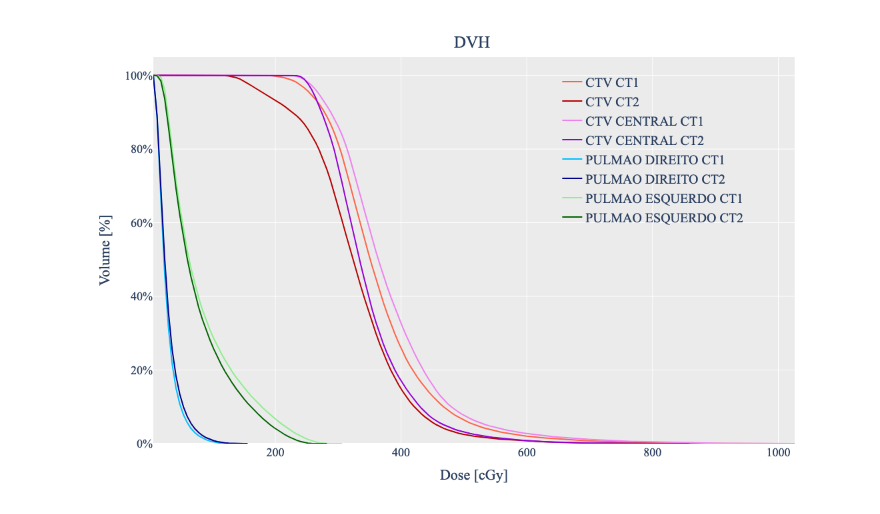
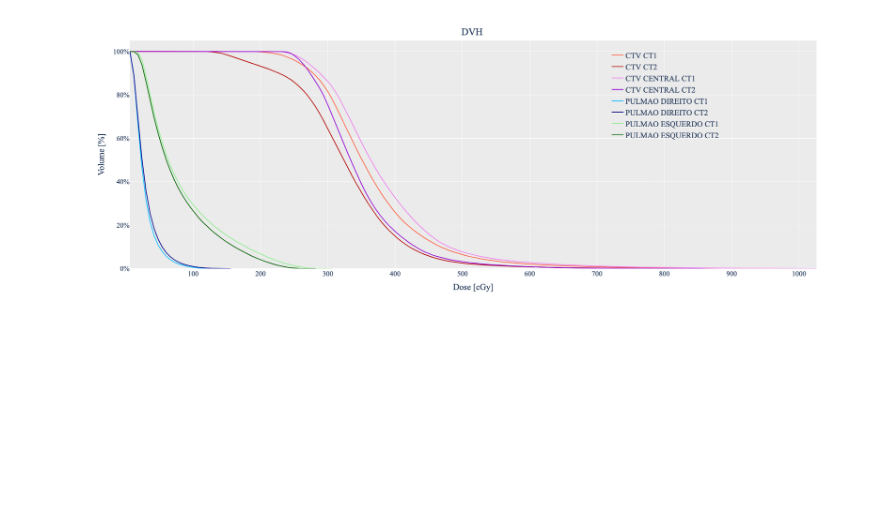
Before and after one commit to d116626/mais_projects, a Jupyter notebook: notebooks/viz/radiology.ipynb, the cells around one changed output. Drawn from its saved outputs; the diff is of its cells as text; code cells hidden in the pictures; blank space fills up the shorter version.

```diff
--- a/notebooks/viz/radiology.ipynb
+++ b/notebooks/viz/radiology.ipynb
@@ -15,7 +15,7 @@ pd.options.display.max_colwidth = 200
 import basedosdados as bd
 import plotly.express as px
 # %%
-df = pd.read_csv('../data/radiology/data.csv')
+df = pd.read_csv('/Users/m/Downloads/data - Sheet1.csv')
 df['volume'] = df['volume'].astype(float)
 df['dose'] = df['dose'].astype(float)
 df['ROI'] = df['roi']
@@ -54,9 +54,9 @@ def get_layout(fig, title):
         title=title,
         title_x=0.5,
         title_y=0.96,
-        # hovermode= 'x', #"x unified",
+        hovermode= 'x', #"x unified",
         height=720,
-        # width=920,
+        width=920,
         font=dict(
             family="Ubuntu",
             size=18,
@@ -71,31 +71,35 @@ def get_layout(fig, title):
             font=dict(size=20),
             title = ''
         ),
+        xaxis = dict(
+            tickmode = 'array',
+            tickvals = [i for i in range(0,1100,100)],
+        )
     )
 
 
 
 fig = px.line(
     df,
     x="dose",
     y="volume",
     color='ROI',
     # hover_name="tile_id",
     labels={
         "dose": f"Dose [cGy]",
         "volume": f"Volume [%]",
     },
     color_discrete_map=colors,
     category_orders = {'ROI':legend_order},
 
 )
 
 
 fig = get_layout(fig, title=f"DVH")
 fig.update_yaxes(ticksuffix="%", showgrid=True)  # the y-axis is in dollars
 fig.update_traces(line=dict(width=2))
 fig.update(layout_yaxis_range = [0,105])
 # fig.update_xaxes(
 #         title_standoff = 35)
 # %% [output]
-[figure, old version]
+[figure, new version]
```
Also changed, not shown: parts of 2 cells of this notebook, 4 other files.
